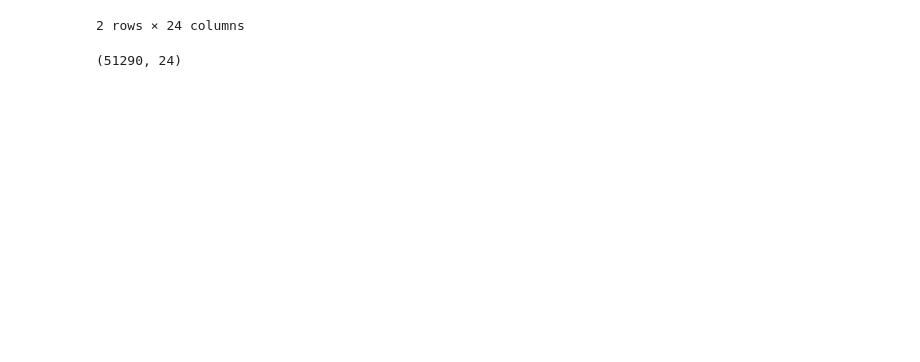
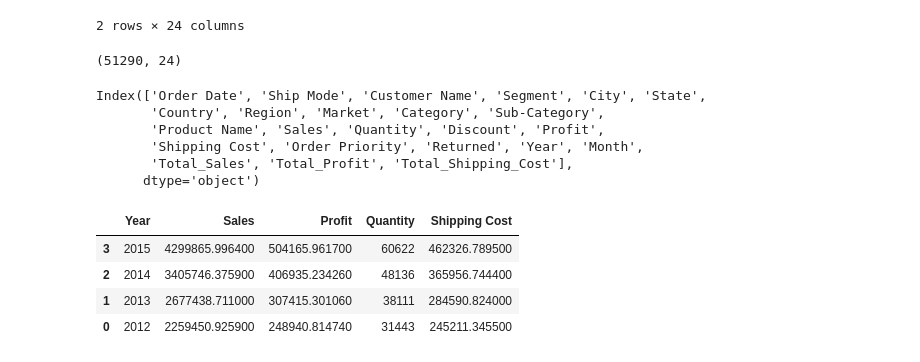
Before and after one commit to Bhavan2603/Python-Scripts, a Jupyter notebook: Exploratory Data Analysis/Global_Store/Global_Store_EDA.ipynb, the cells around one changed output. Drawn from its saved outputs; the diff is of its cells as text; code cells hidden in the pictures; blank space fills up the shorter version.

```diff
--- a/Exploratory Data Analysis/Global_Store/Global_Store_EDA.ipynb
+++ b/Exploratory Data Analysis/Global_Store/Global_Store_EDA.ipynb
@@ -221,3 +234,12 @@ df.head(2)
 df.shape
 # %% [output]
 (51290, 24)
+# %%
+df.columns
+# %% [output]
+Index(['Order Date', 'Ship Mode', 'Customer Name', 'Segment', 'City', 'State',
+       'Country', 'Region', 'Market', 'Category', 'Sub-Category',
+       'Product Name', 'Sales', 'Quantity', 'Discount', 'Profit',
+       'Shipping Cost', 'Order Priority', 'Returned', 'Year', 'Month',
+       'Total_Sales', 'Total_Profit', 'Total_Shipping_Cost'],
+      dtype='object')
@@ -223,0 +253,15 @@ df.shape
+# %%
+Year_Analysis = df.groupby('Year').agg({
+    'Sales':'sum',
+    'Profit':'sum',
+    'Quantity':'sum',
+    'Shipping Cost':'sum',
+}).reset_index().sort_values(by='Sales', ascending=False)
+# %%
+Year_Analysis.style.background_gradient(cmap='coolwarm')
+# %% [output]
+|  | Year | Sales | Profit | Quantity | Shipping Cost |
+| 3 | 2015 | 4299865.996400 | 504165.961700 | 60622 | 462326.789500 |
+| 2 | 2014 | 3405746.375900 | 406935.234260 | 48136 | 365956.744400 |
+| 1 | 2013 | 2677438.711000 | 307415.301060 | 38111 | 284590.824000 |
+| 0 | 2012 | 2259450.925900 | 248940.814740 | 31443 | 245211.345500 |
```
Also changed, not shown: parts of 11 cells of this notebook, 1 other file.
